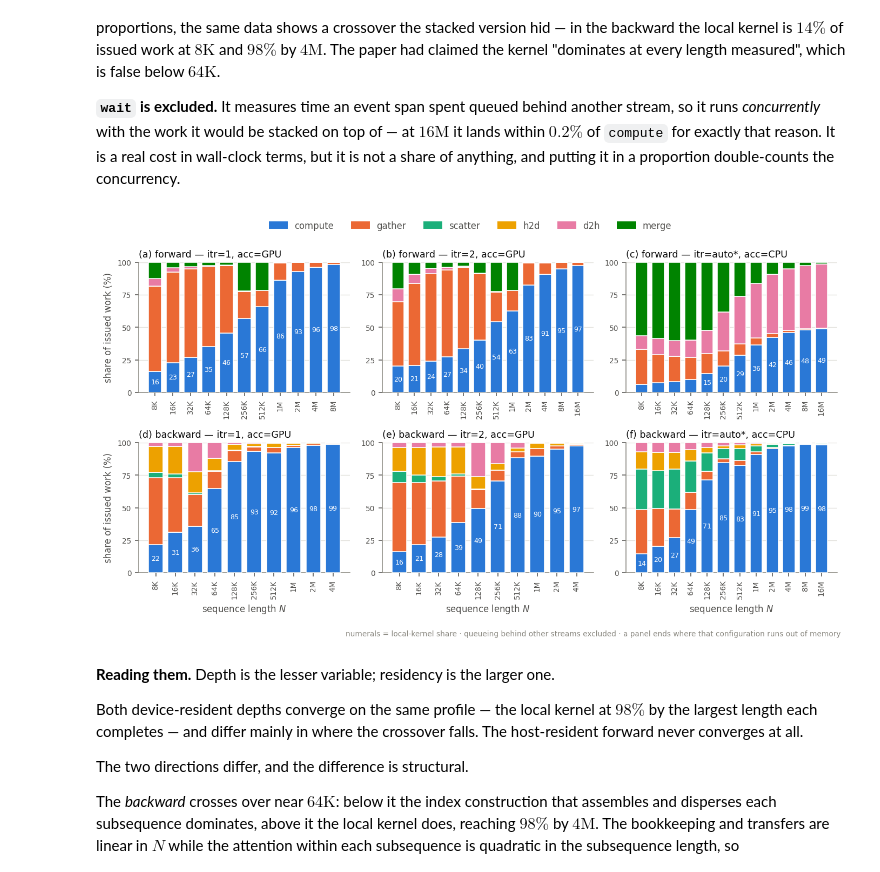
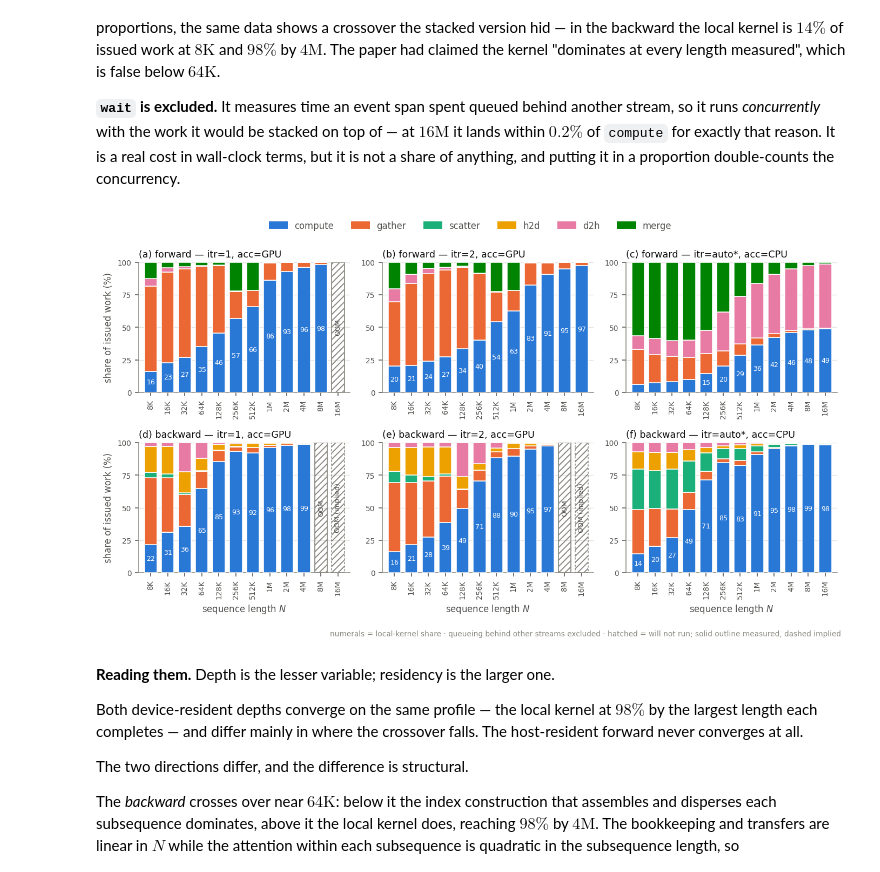
Before and after one commit to yiming-b/Stream-CQSA, a Jupyter notebook: notebooks/paper_figures.ipynb, the cells around one changed output. Cells and saved outputs as stored; diff of their text form; code cells hidden in the pictures.

```diff
--- a/notebooks/paper_figures.ipynb
+++ b/notebooks/paper_figures.ipynb
@@ -167,13 +167,25 @@ def style_axes(ax, xlabel, ylabel, title=None, xscale="log"):
     for s in ("left", "bottom"):
         ax.spines[s].set_color(INK3); ax.spines[s].set_linewidth(0.8)
     ax.tick_params(colors=INK2, labelsize=8, length=3, width=0.8)
-    ax.set_xlabel(xlabel, color=INK2, fontsize=9)
+    # The label names the variable; the scale is a property of the axis and is
+    # stated separately. It is not "log2(N)": the ticks carry the lengths
+    # themselves, 8K through 16M, so the axis is N drawn on a log scale. You
+    # would write log2(N) only if the ticks read 13 through 24.
+    ax.set_xlabel(xlabel + ("  (log$_2$)" if xscale == "log" else "  (linear)"),
+                  color=INK2, fontsize=9)
     ax.set_ylabel(ylabel, color=INK2, fontsize=9)
     if title:
         ax.set_title(title, color=INK, fontsize=10, pad=6, loc="left")
     ax.xaxis.set_major_formatter(FuncFormatter(nfmt))
     if xscale == "log":
         ax.xaxis.set_major_locator(LogLocator(base=2, numticks=20))
+        # Twelve powers of two do not fit across a panel this narrow, and
+        # matplotlib overlaps them rather than complaining. Slanting keeps every
+        # rung labelled; dropping every other one would hide lengths the tables
+        # report.
+        for lbl in ax.get_xticklabels():
+            lbl.set_rotation(45); lbl.set_ha("right")
+            lbl.set_rotation_mode("anchor")
     else:
         ax.set_xlim(0, 16 * 1048576)
         ax.set_xticks([i * 4 * 1048576 for i in range(5)])
@@ -618,6 +638,20 @@ def stage_panel(ax, rows, direction, method, title):
         ax.set_axis_off()
         return []
 
+    # Lengths this configuration cannot run. Without them a panel just stops,
+    # and three panels of different widths read as three different experiments
+    # rather than one experiment in which two configurations died.
+    #
+    # The first failure is measured; the ones past it are not, and are drawn
+    # differently. Peak memory increases monotonically with N, so a
+    # configuration that cannot run at 8M cannot run at 16M -- sound, but an
+    # inference, and it should not be dressed up as a measurement.
+    all_n = sorted({r["N"] for r in rows if r["direction"] == direction
+                    and r["status"] == "ok"})
+    measured_oom = {r["N"] for r in rows if r["method"] == method
+                    and r["direction"] == direction and r["status"] == "oom"}
+    failed = [n for n in all_n if n > keep[-1]["N"]]
+
     seen = {k for r in keep for k in r["stage_ms"] if k != "wait"}
     pref = [st for st in STAGE_ORDER if st in seen] + sorted(seen - set(STAGE_ORDER))
 
@@ -645,10 +679,20 @@ def stage_panel(ax, rows, direction, method, title):
             ax.text(x, c / 2, f"{c:.0f}", ha="center", va="center",
                     fontsize=6.5, color="white", zorder=4)
 
-    ax.set_xticks(xs)
-    ax.set_xticklabels([f"{r['N']//1024}K" if r["N"] < 1048576
-                        else f"{r['N']//1048576}M" for r in keep],
+    for i, n in enumerate(failed):
+        x = len(keep) + i
+        measured = n in measured_oom
+        ax.bar([x], [100], width=0.74, facecolor="none", hatch="////",
+               edgecolor=INK3, linewidth=0.9 if measured else 0.8,
+               linestyle="solid" if measured else (0, (2.5, 1.8)), zorder=3)
+        ax.text(x, 50, "OOM" if measured else "OOM (implied)", rotation=90,
+                ha="center", va="center", fontsize=6.5, color=INK2, zorder=4)
+
+    xs_all = list(range(len(keep) + len(failed)))
+    ax.set_xticks(xs_all)
+    ax.set_xticklabels([nfmt(r["N"]) for r in keep] + [nfmt(n) for n in failed],
                        color=INK2, fontsize=7, rotation=90)
+    ax.set_xlim(-0.7, len(xs_all) - 0.3)
     ax.set_ylim(0, 100); ax.set_yticks([0, 25, 50, 75, 100])
     ax.grid(True, axis="y", color=GRID, lw=0.7); ax.set_axisbelow(True)
     for sp in ("top", "right"):
@@ -657,35 +701,35 @@ def stage_panel(ax, rows, direction, method, title):
         ax.spines[sp].set_color(INK3); ax.spines[sp].set_linewidth(0.8)
     ax.tick_params(colors=INK2, labelsize=7)
     ax.set_title(title, color=INK, fontsize=9, loc="left", pad=5)
     return pref
 
 
 fig, axes = plt.subplots(2, 3, figsize=(10.0, 5.6), squeeze=False)
 stages = []
 for i, d in enumerate(("fwd", "bwd")):
     for j, (method, name) in enumerate(CONFIGS):
         pref = stage_panel(axes[i][j], TIMING, d, method,
                            f"({chr(97 + i*3 + j)}) "
                            f"{'forward' if d == 'fwd' else 'backward'} — {name}")
         stages += [st for st in pref if st not in stages]
     axes[i][0].set_ylabel("share of issued work (%)", color=INK2, fontsize=8.5)
 for j in range(3):
     axes[1][j].set_xlabel("sequence length $N$", color=INK2, fontsize=8.5)
 
 order = [st for st in STAGE_ORDER if st in stages]
 fig.legend([plt.Rectangle((0, 0), 1, 1,
                           color=SLOT[STAGE_ORDER.index(st) % len(SLOT)])
             for st in order], order,
            loc="upper center", ncol=len(order), frameon=False, fontsize=8.5,
            labelcolor=INK2, bbox_to_anchor=(0.5, 1.005))
 fig.text(0.99, 0.005,
          "numerals = local-kernel share · queueing behind other streams excluded"
-         " · a panel ends where that configuration runs out of memory",
+         " · hatched = will not run; solid outline measured, dashed implied",
          ha="right", color=INK3, fontsize=7)
 fig.tight_layout(rect=(0, 0.025, 1, 0.945))
 plt.show()
 # %% [output]
-[figure, old version]
+[figure, new version]
 # %% [markdown]
 **Reading them.** Depth is the lesser variable; residency is the larger one.
 
```
Also changed, not shown: parts of 1 cell of this notebook, 6 other files.
